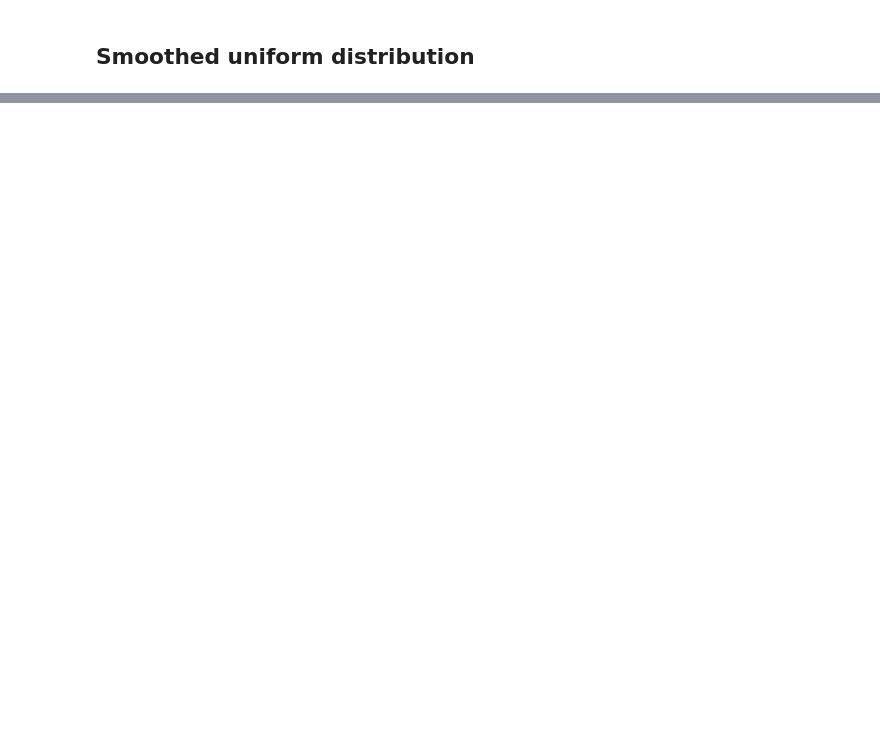
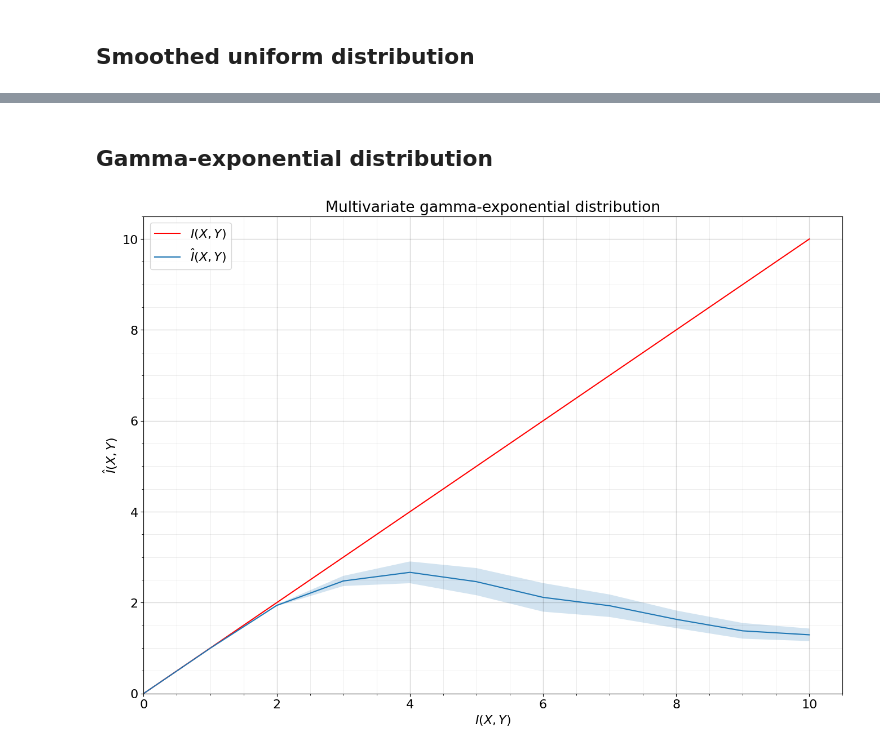
Before and after one commit to VanessB/mutinfo, a Jupyter notebook: source/examples/KSG.ipynb, the cells around one changed output, grey strips where cells are left out. Drawn from its saved outputs; the diff is of its cells as text; code cells hidden in the pictures; blank space fills up the shorter version.

Commit message:
Gamma-exponential distribution added. More tests added. Smoothed uniform distribution utilitary functions fixed for float arguments.

```diff
--- a/source/examples/KSG.ipynb
+++ b/source/examples/KSG.ipynb
@@ -103,0 +104,14 @@ plot_estimated_MI(MI_grid, estimated_MI, f"Multivariate smoothed uniform distrib
+# %% [markdown]
+## Gamma-exponential distribution
+# %%
+estimated_MI = run_tests(
+    lambda mutual_information : GammaExponential(mutual_information, X_dimension, Y_dimension),
+    estimator=estimator,
+    MI_grid=MI_grid,
+    n_samples=n_samples,
+    n_runs=n_runs
+)
+# %%
+plot_estimated_MI(MI_grid, estimated_MI, f"Multivariate gamma-exponential distribution")
+# %% [output]
+[figure, added]
```
Also changed, not shown: parts of 5 cells of this notebook, 7 other files.
